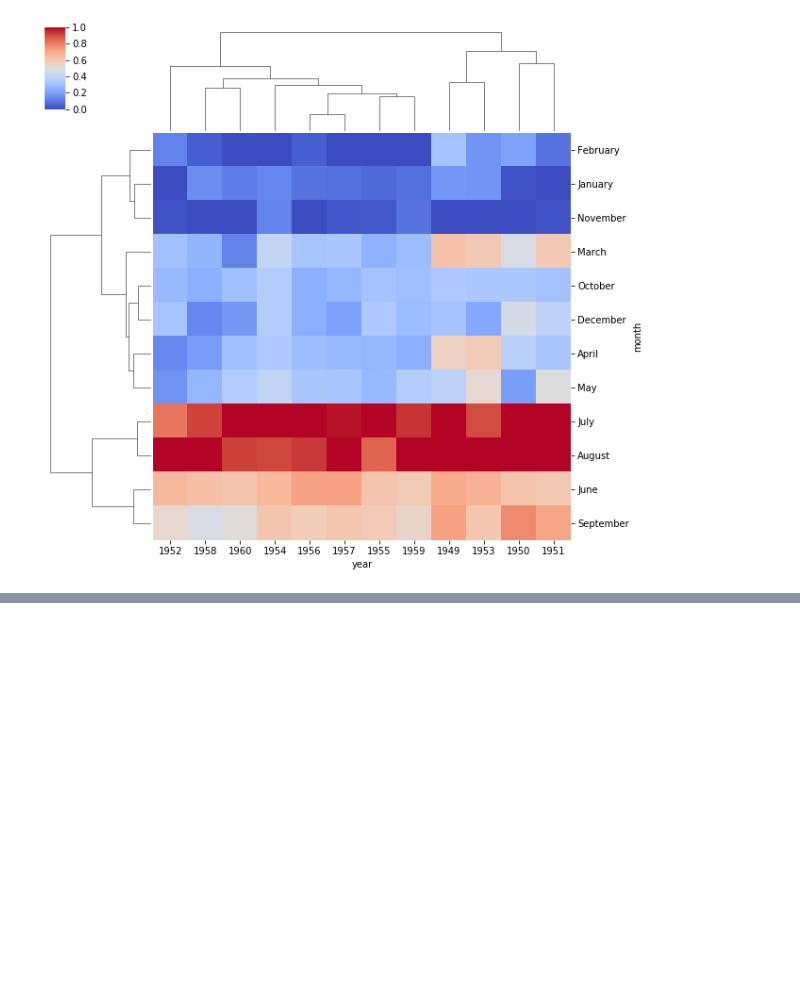
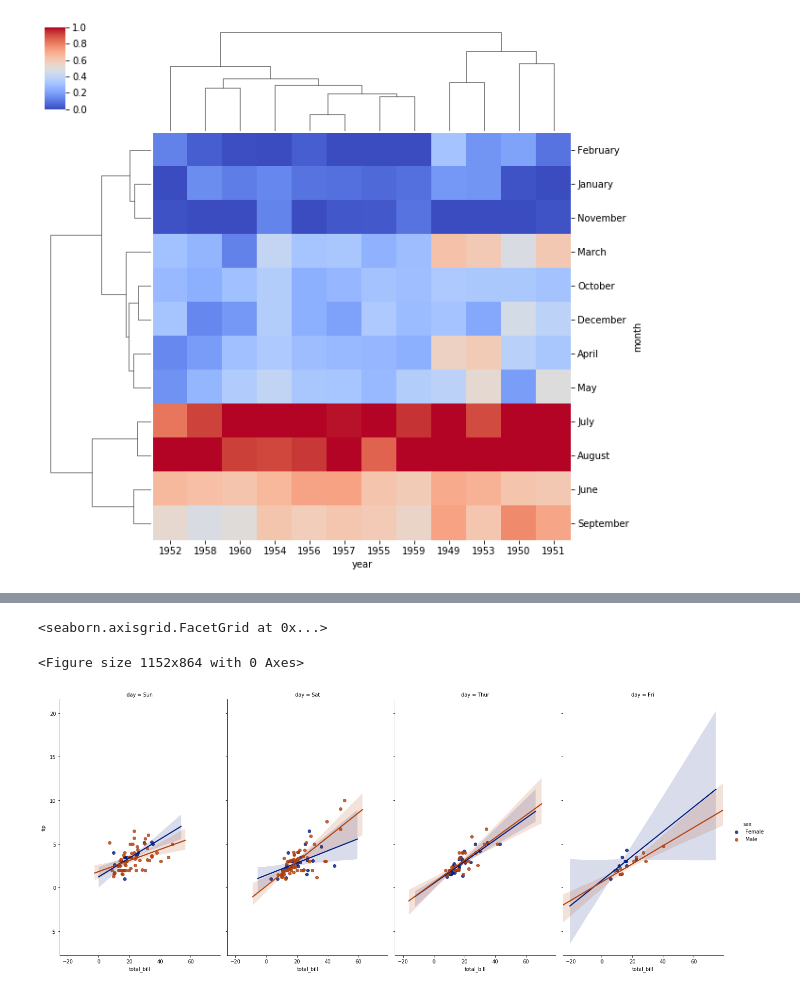
Before and after one commit to jaymanalastas/jaymanalastas.github.io, a Jupyter notebook: content/2019/1/DeepDive_seaborn.ipynb, the cells around one changed output, grey strips where cells are left out. Saved outputs shown, nothing was run; the diff lists cells and outputs as text; code cells hidden in the pictures; blank space fills up the shorter version.

```diff
--- a/content/2019/1/DeepDive_seaborn.ipynb
+++ b/content/2019/1/DeepDive_seaborn.ipynb
@@ -257,0 +316,7 @@ We've covered a lot of plots and there are still more to be explored. As stated
+# %%
+plt.figure(figsize=(16,12))
+sns.lmplot(x='total_bill', y='tip',data=tips , col = 'day', hue='sex', aspect =.6, size = 8, palette ='dark')
+# %% [output]
+<seaborn.axisgrid.FacetGrid at 0x...>
+<Figure size 1152x864 with 0 Axes>
+[figure, added]
```
Also changed, not shown: parts of 13 cells of this notebook, 1 other file.
